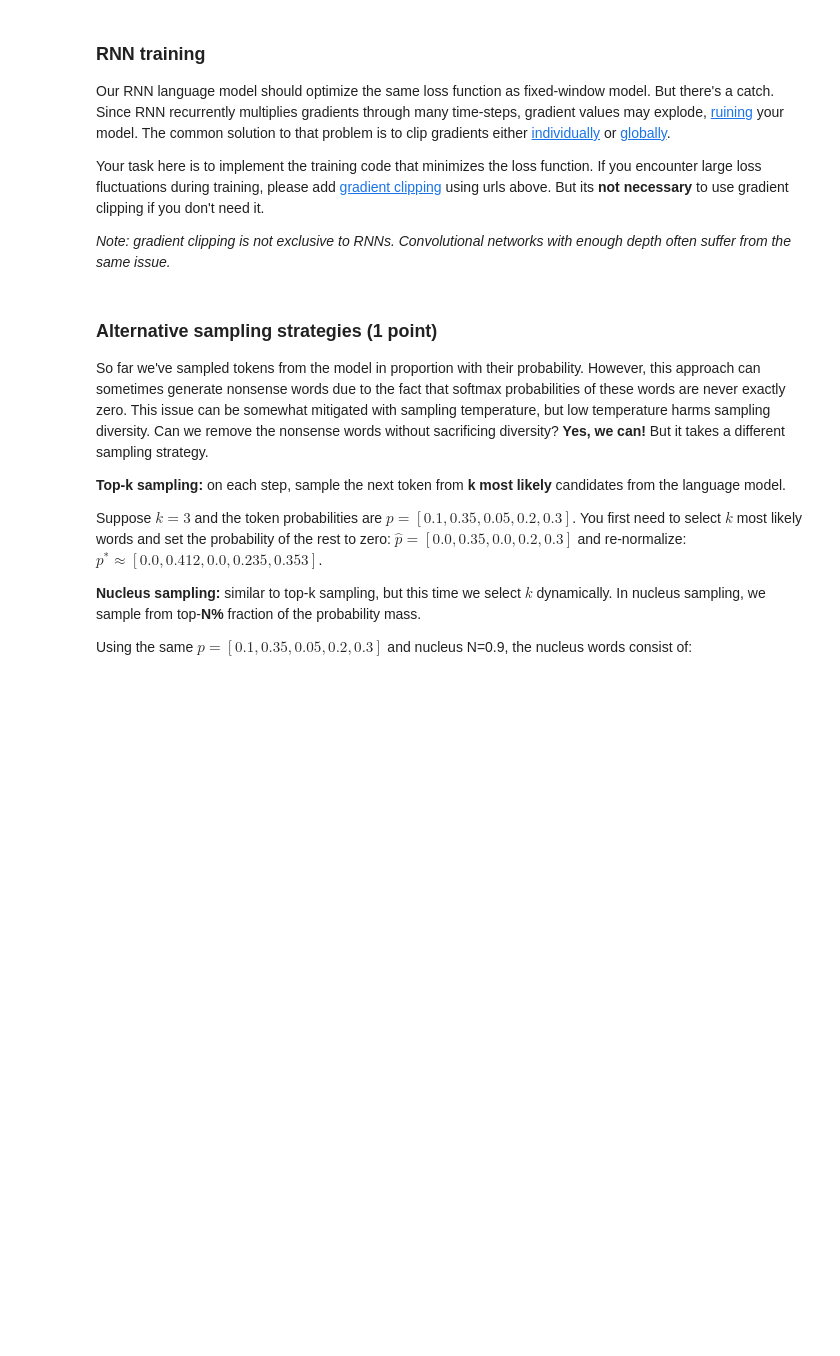
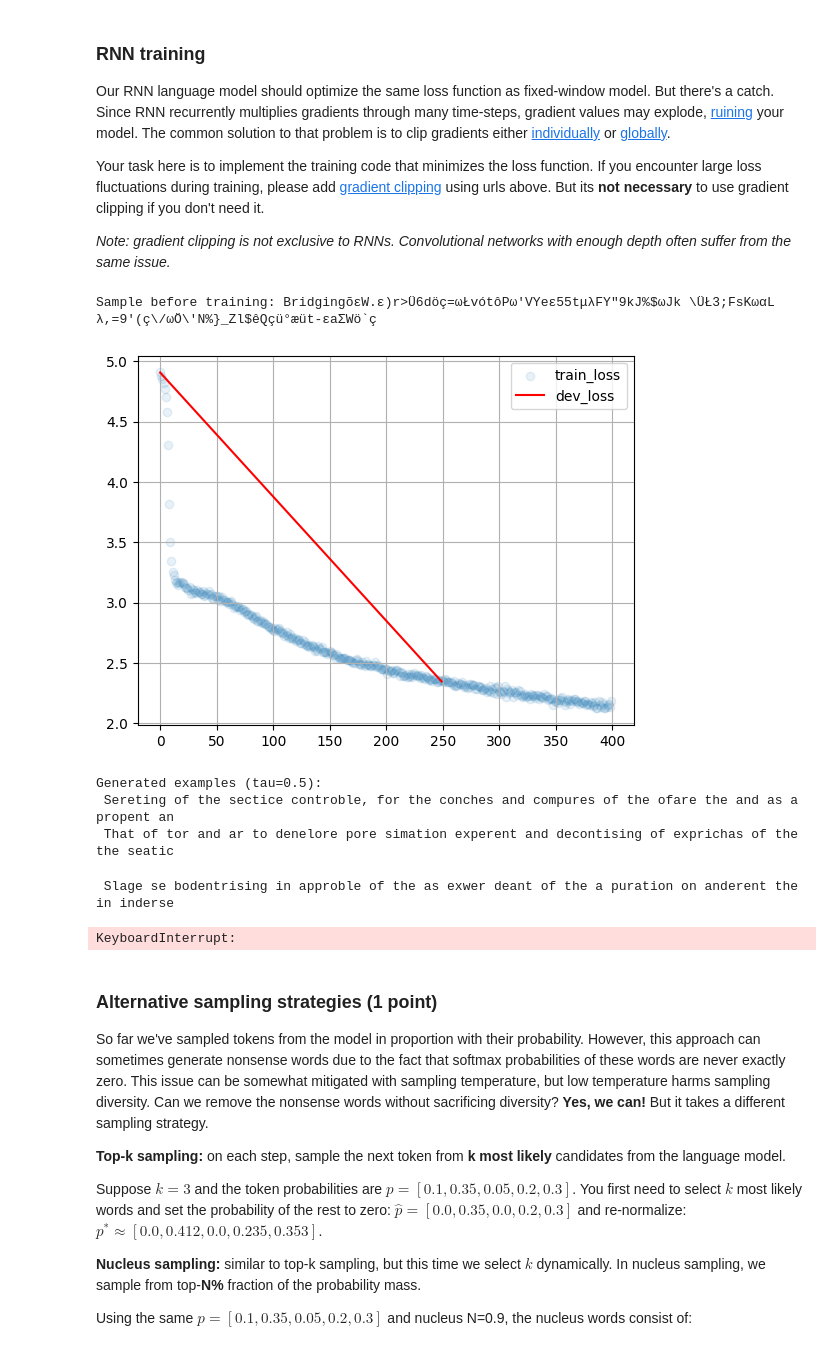
Before and after one commit to MeTStIL/nlp_course, a Jupyter notebook: week02_lm/homework_pytorch.ipynb, the cells around one changed output. Cells and saved outputs as stored; diff of their text form; code cells hidden in the pictures; blank space fills up the shorter version.

```diff
--- a/week02_lm/homework_pytorch.ipynb
+++ b/week02_lm/homework_pytorch.ipynb
@@ -435,40 +435,51 @@ batch_size = 64         # <-- please tune batch size to fit your CPU/GPU configu
 score_dev_every = 250
 train_history, dev_history = [], []
 
-model = <YOUR CODE HERE>
+model = RNNLanguageModel()
 opt = torch.optim.Adam(model.parameters())
 
 # score untrained model
 dev_history.append((0, score_lines(model, dev_lines, batch_size)))
 print("Sample before training:", generate(model, 'Bridging'))
+# %% [output]
+Sample before training: BridgingõεW.ε)r>Ü6döç=ωŁvótôPω'VYeε55tμλFY"9kJ%$ωJk \ÜŁ3;FsKωαL λ,=9'(ç\/ωÖ\'N%}_Zl$êQçü°æüt-εaΣWö`ç
 # %%
 from IPython.display import clear_output
 from random import sample
 from tqdm import trange
 
 for i in trange(len(train_history), 5000):
     batch = to_matrix(sample(train_lines, batch_size))
 
-    <YOUR CODE - one step of the training loop for your RNN model>
+    loss_i = compute_loss(model, batch)
+    opt.zero_grad()
+    loss_i.backward()
 
-    loss_i = <...>
+    opt.step()
 
     train_history.append((i, float(loss_i)))
 
     if (i + 1) % 50 == 0:
         clear_output(True)
         plt.scatter(*zip(*train_history), alpha=0.1, label='train_loss')
         if len(dev_history):
             plt.plot(*zip(*dev_history), color='red', label='dev_loss')
         plt.legend(); plt.grid(); plt.show()
         print("Generated examples (tau=0.5):")
         for _ in range(3):
             print(generate(model, temperature=0.5))
 
     if (i + 1) % score_dev_every == 0:
         print("Scoring dev...")
         dev_history.append((i, score_lines(model, dev_lines, batch_size)))
         print('#%i Dev loss: %.3f' % dev_history[-1])
+# %% [output]
+[figure, added]
+Generated examples (tau=0.5):
+ Sereting of the sectice controble, for the conches and compures of the ofare the and as a propent an
+ That of tor and ar to denelore pore simation experent and decontising of exprichas of the the seatic
+ Slage se bodentrising in approble of the as exwer deant of the a puration on anderent the in inderse
+KeyboardInterrupt:
 # %%
 assert np.mean(train_history[:10], axis=0)[1] > np.mean(train_history[-10:], axis=0)[1], "The model didn't converge."
 print("Final dev loss:", dev_history[-1][-1])
```
Also changed, not shown: parts of 5 cells of this notebook.
